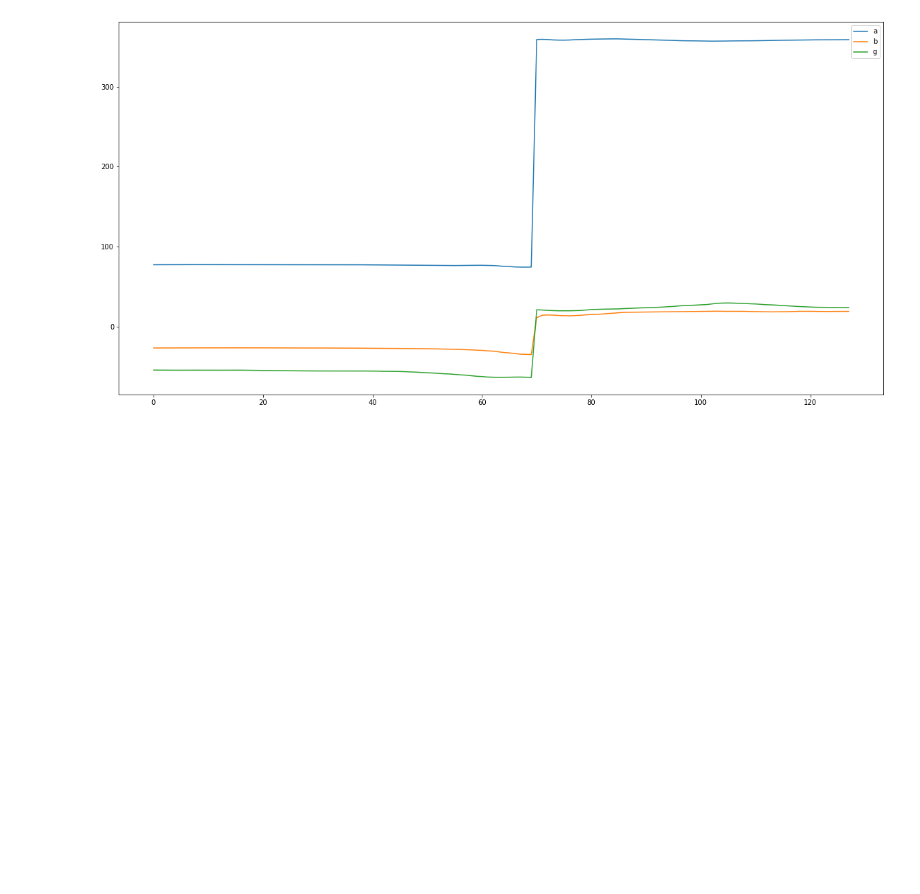
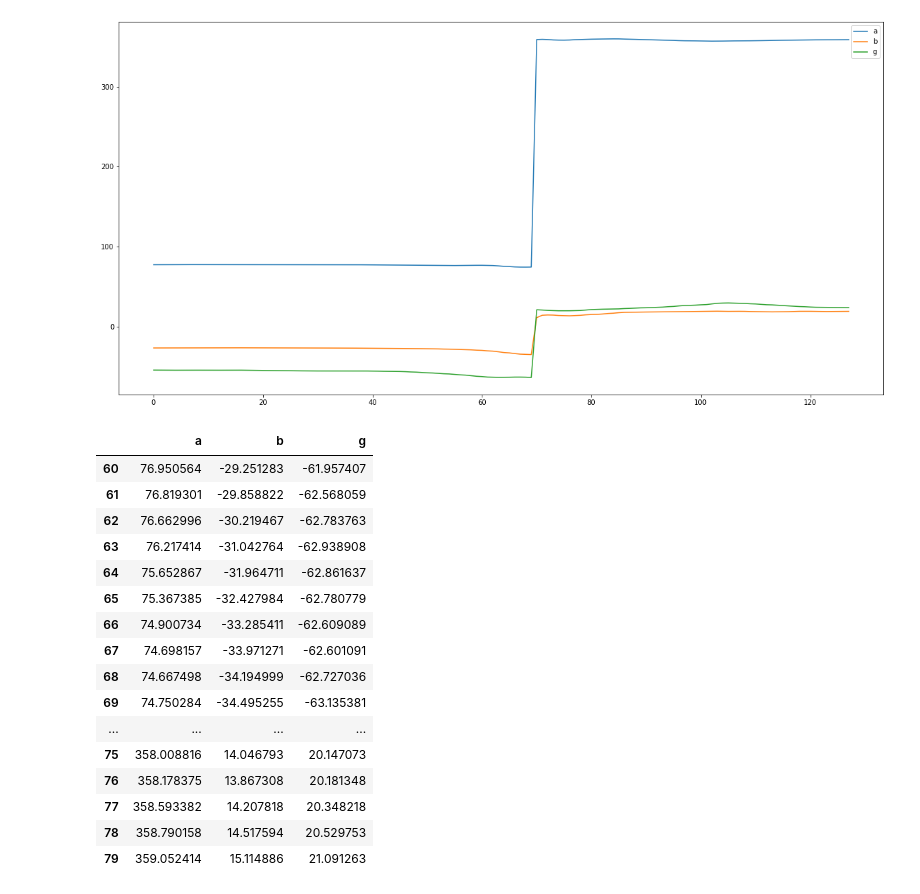
Before and after one commit to hmcurt01/Bruh-Team, a Jupyter notebook: swing data/swing.ipynb, the cells around one changed output. Drawn from its saved outputs; the diff is of its cells as text; code cells hidden in the pictures; blank space fills up the shorter version.

```diff
--- a/swing data/swing.ipynb
+++ b/swing data/swing.ipynb
@@ -55,3 +55,23 @@ df_rotate.plot(figsize=(20,10))
 # %% [output]
 <AxesSubplot:>
 [figure]
+# %%
+df_rotate.iloc[60:80]
+# %% [output]
+|  | a | b | g |
+| 60 | 76.950564 | -29.251283 | -61.957407 |
+| 61 | 76.819301 | -29.858822 | -62.568059 |
+| 62 | 76.662996 | -30.219467 | -62.783763 |
+| 63 | 76.217414 | -31.042764 | -62.938908 |
+| 64 | 75.652867 | -31.964711 | -62.861637 |
+| 65 | 75.367385 | -32.427984 | -62.780779 |
+| 66 | 74.900734 | -33.285411 | -62.609089 |
+| 67 | 74.698157 | -33.971271 | -62.601091 |
+| 68 | 74.667498 | -34.194999 | -62.727036 |
+| 69 | 74.750284 | -34.495255 | -63.135381 |
+| ... | ... | ... | ... |
+| 75 | 358.008816 | 14.046793 | 20.147073 |
+| 76 | 358.178375 | 13.867308 | 20.181348 |
+| 77 | 358.593382 | 14.207818 | 20.348218 |
+| 78 | 358.790158 | 14.517594 | 20.529753 |
+| 79 | 359.052414 | 15.114886 | 21.091263 |
```
Also changed, not shown: parts of 2 cells of this notebook, 5 other files.
